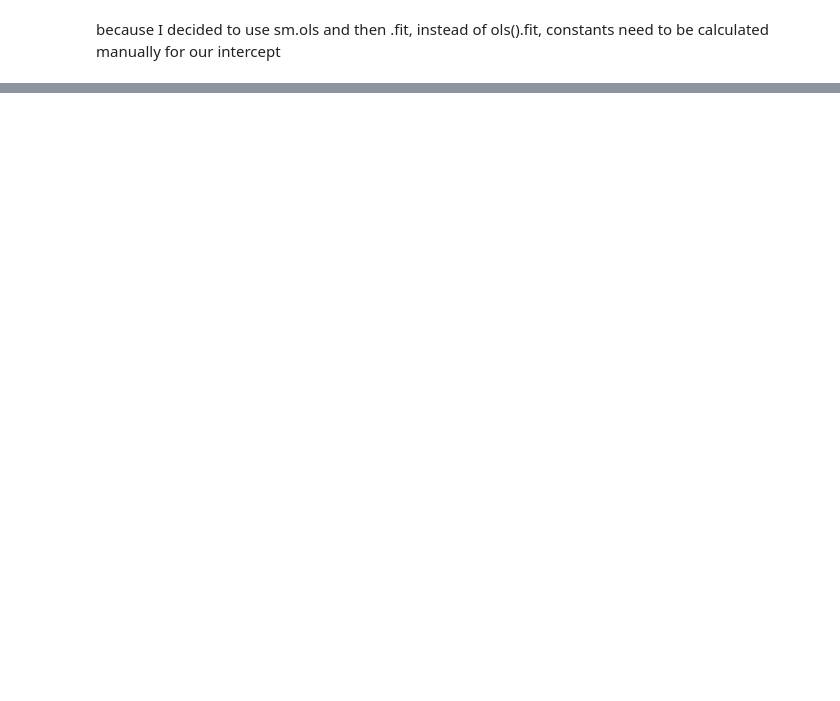
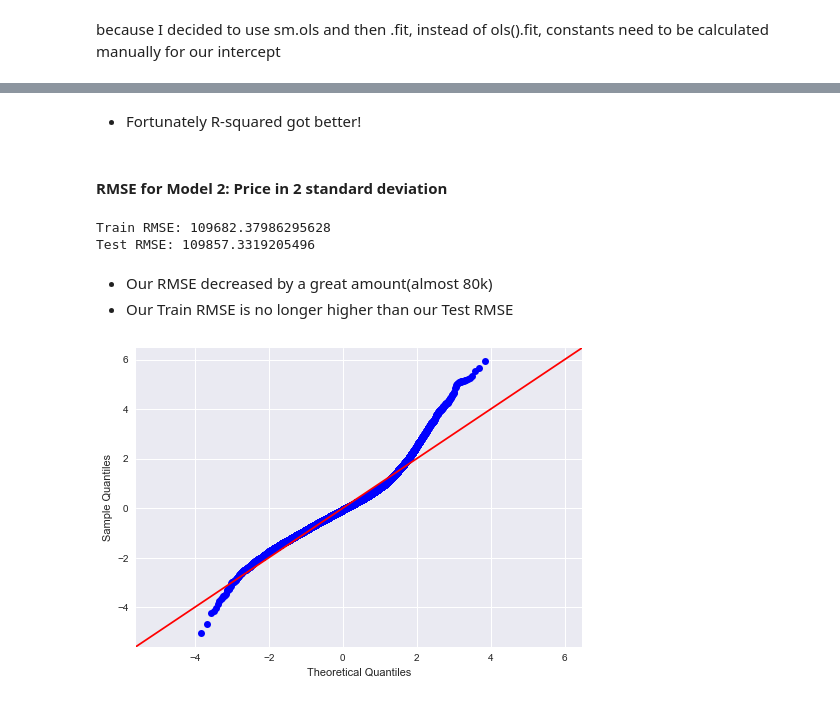
Before and after one commit to alimahzoon/King-County-House-Sales, a Jupyter notebook: Models.ipynb, the cells around one changed output, grey strips where cells are left out. Saved outputs shown, nothing was run; the diff lists cells and outputs as text; code cells hidden in the pictures; blank space fills up the shorter version.

```diff
--- a/Models.ipynb
+++ b/Models.ipynb
@@ -169,0 +298,9 @@ x_train
+# %%
+x = df_trim_2st[x_cols]
+y = df_trim_2st[['price']]
+
+
+# Our Second TTS, test size is 20% of our data
+x_train1, x_test1, y_train1, y_test1 = train_test_split(x,y,test_size=0.2,random_state=52)
+print(len(x_train1), len(x_test1),len(y_train1),len(y_test1))
+x_train.head()
@@ -169,0 +316,5 @@ x_train
+# %%
+x_train1 = sm.add_constant(x_train1)
+x_test1 = sm.add_constant(x_test1)
+# %%
+model_trainer(x_cols, target, x_train1, y_train1)
@@ -169,0 +356,18 @@ x_train
+# %% [markdown]
+*  Fortunately R-squared got better!
+# %% [markdown]
+#### RMSE for Model 2: Price in 2 standard deviation
+# %%
+Sec_model = sm.OLS(y_train1,x_train1).fit()
+# %%
+calculate_rmse(x_train1, x_test1, y_train1, y_test1, Sec_model)
+# %% [output]
+Train RMSE: 109682.37986295628
+Test RMSE: 109857.3319205496
+# %% [markdown]
+* Our RMSE decreased by a great amount(almost 80k)
+* Our Train RMSE is no longer higher than our Test RMSE
+# %%
+fig = sm.graphics.qqplot(Sec_model.resid, dist=stats.norm, line='45', fit=True)
+# %% [output]
+[figure, added]
```
Also changed, not shown: parts of 98 cells of this notebook, 9 other files.
